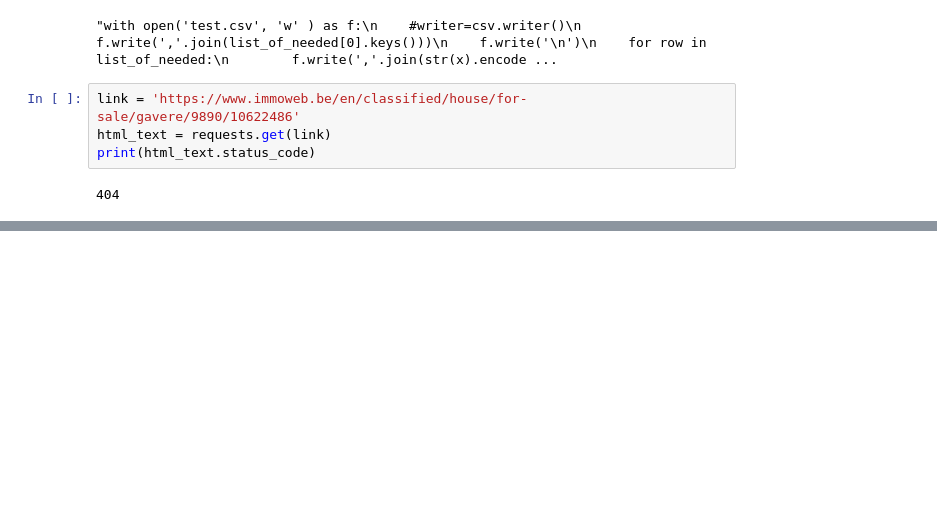
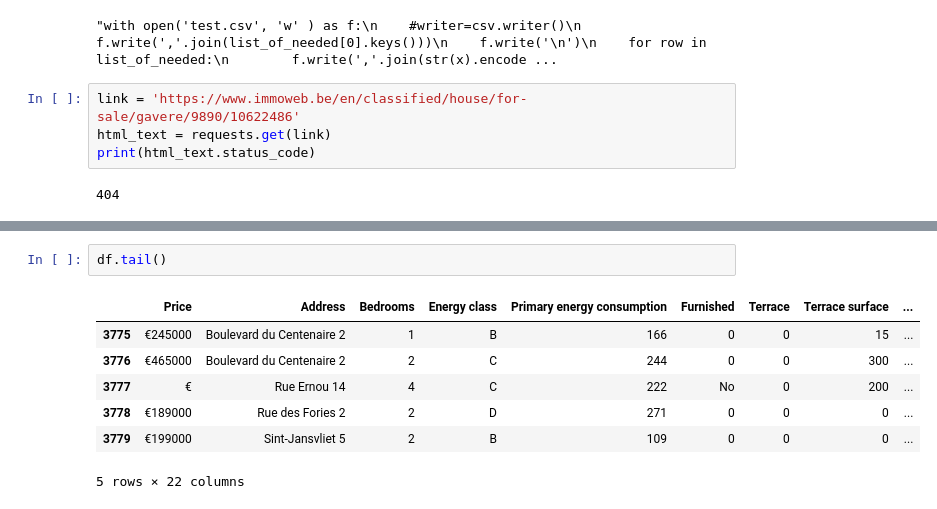
Before and after one commit to JonathanRabbi/ImmoEliza-webscraping, a Jupyter notebook: test.ipynb, the cells around one changed output, grey strips where cells are left out. Cells and saved outputs as stored; diff of their text form; blank space fills up the shorter version.

```diff
--- a/test.ipynb
+++ b/test.ipynb
@@ -98,0 +112,10 @@ print(html_text.status_code)
+# %%
+df.tail()
+# %% [output]
+|  | Price | Address | Bedrooms | Energy class | Primary energy consumption | Furnished | Terrace | Terrace surface | ... |
+| 3775 | €245000 | Boulevard du Centenaire 2 | 1 | B | 166 | 0 | 0 | 15 | ... |
+| 3776 | €465000 | Boulevard du Centenaire 2 | 2 | C | 244 | 0 | 0 | 300 | ... |
+| 3777 | € | Rue Ernou 14 | 4 | C | 222 | No | 0 | 200 | ... |
+| 3778 | €189000 | Rue des Fories 2 | 2 | D | 271 | 0 | 0 | 0 | ... |
+| 3779 | €199000 | Sint-Jansvliet 5 | 2 | B | 109 | 0 | 0 | 0 | ... |
+5 rows × 22 columns
```
Also changed, not shown: parts of 4 cells of this notebook, 4 other files.
